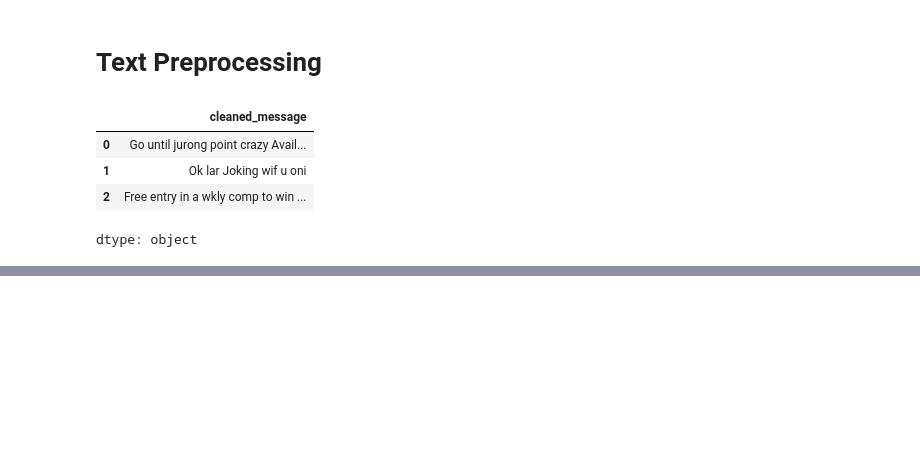
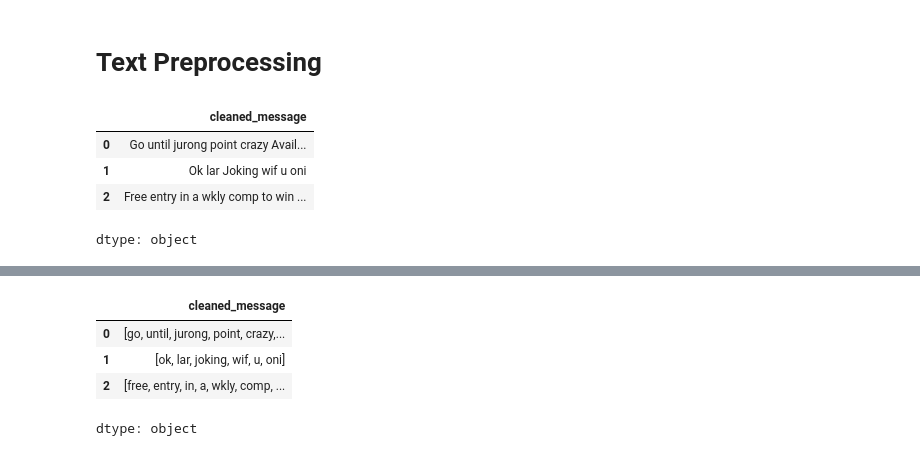
Before and after one commit to LujainAyyash/DS483-Project, a Jupyter notebook: NLP_Code.ipynb, the cells around one changed output, grey strips where cells are left out. Drawn from its saved outputs; the diff is of its cells as text; code cells hidden in the pictures; blank space fills up the shorter version.

```diff
--- a/NLP_Code.ipynb
+++ b/NLP_Code.ipynb
@@ -169,0 +182,10 @@ dtype: object
+# %%
+nltk.download('punkt')
+nltk.download('punkt_tab')
+
+def tokenizing(msg):
+  words = nltk.word_tokenize(msg)
+  return words
+df['cleaned_message'] = df['cleaned_message'].apply(tokenizing)
+df['cleaned_message'].head(3)
+# %% [output]
@@ -169,0 +196,5 @@ dtype: object
+|  | cleaned_message |
+| 0 | [go, until, jurong, point, crazy,... |
+| 1 | [ok, lar, joking, wif, u, oni] |
+| 2 | [free, entry, in, a, wkly, comp, ... |
+dtype: object
```
Also changed, not shown: parts of 4 cells of this notebook.
